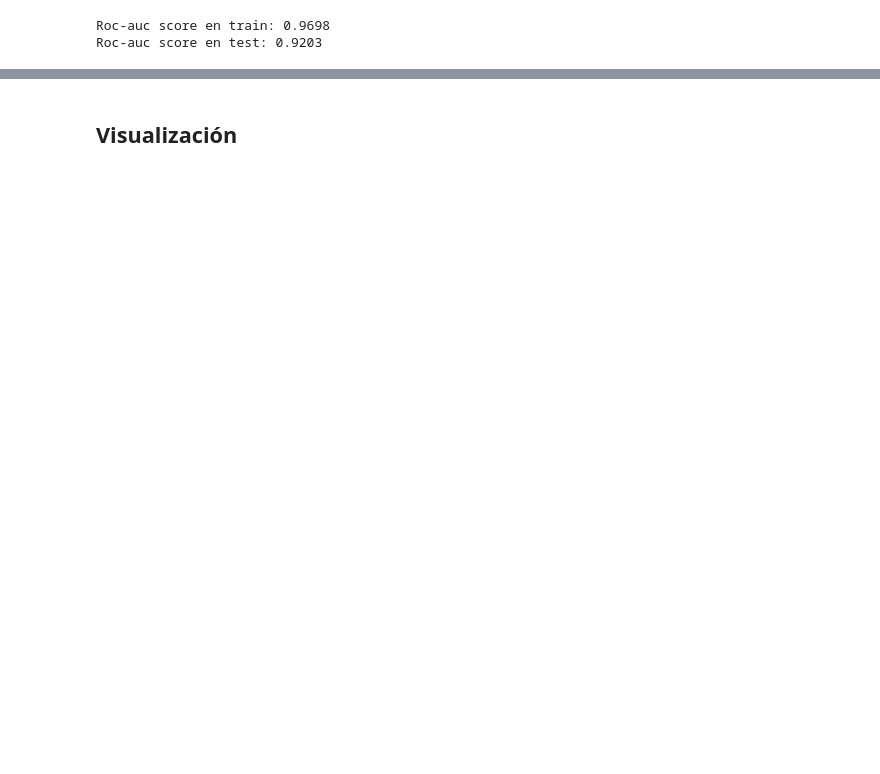
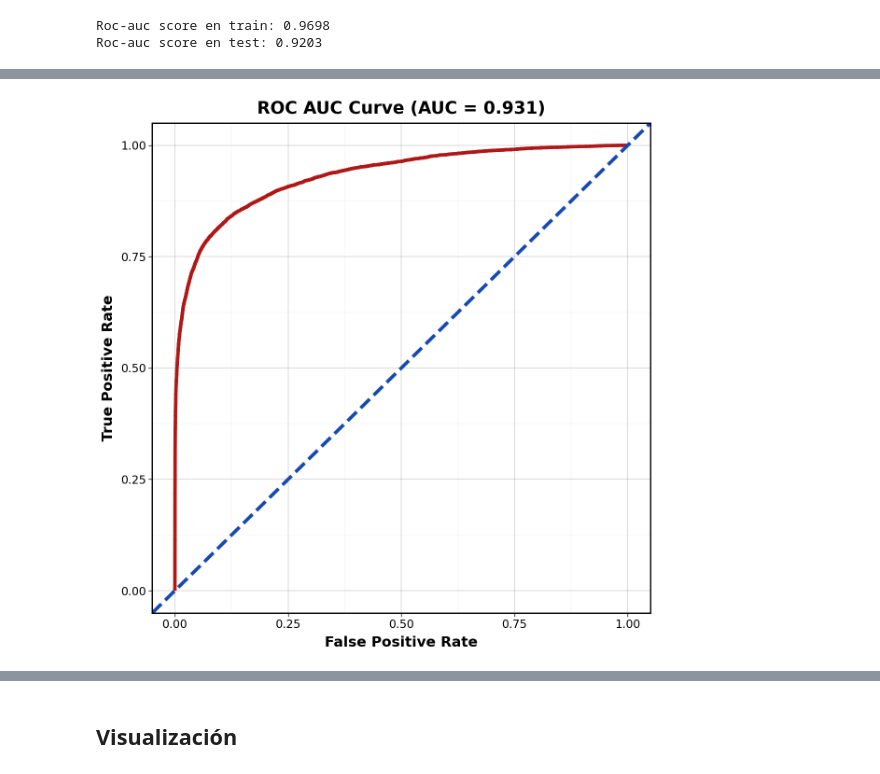
Before and after one commit to RenzoCar1997/trabajo-ensembles, a Jupyter notebook: fraudDetection_student.ipynb, the cells around one changed output, grey strips where cells are left out. Cells and saved outputs as stored; diff of their text form; code cells hidden in the pictures; blank space fills up the shorter version.

```diff
--- a/fraudDetection_student.ipynb
+++ b/fraudDetection_student.ipynb
@@ -959,0 +975,6 @@ print(f'Roc-auc score en test: {auc_score_test:.4}')
+# %%
+#  Curva ROC
+auc_curve_dt = plot_roc_curve(y_test, y_probs_test)
+auc_curve_dt.show()
+# %% [output]
+[figure, added]
```
Also changed, not shown: parts of 43 cells of this notebook.
